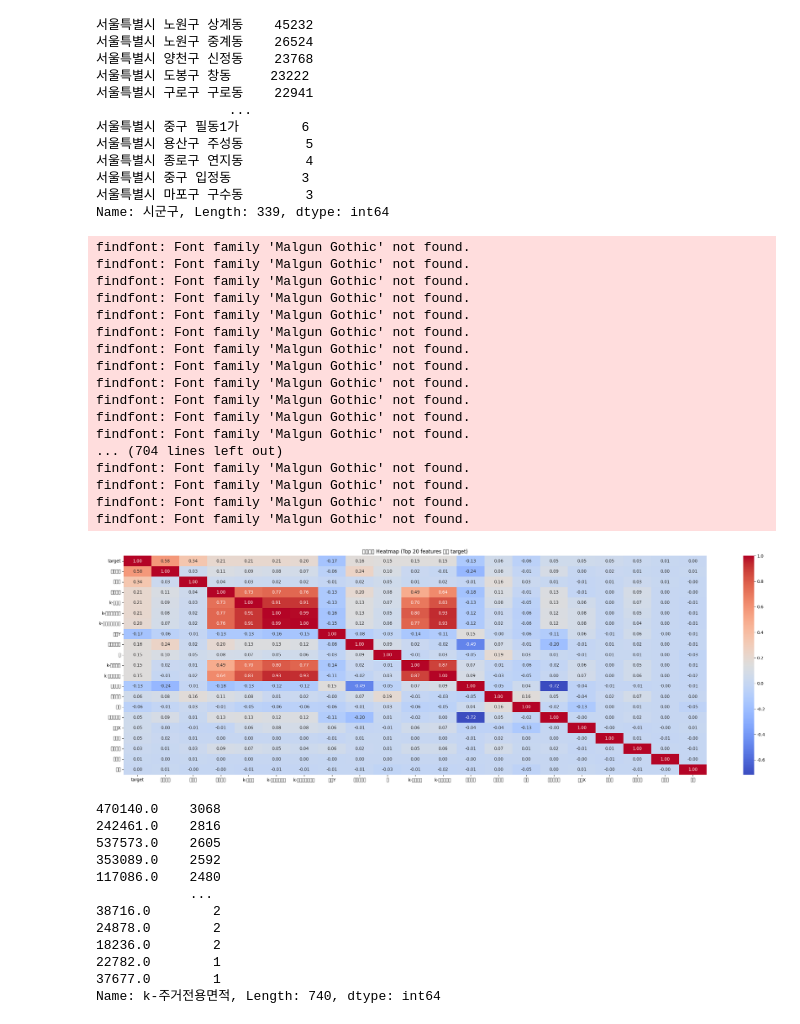
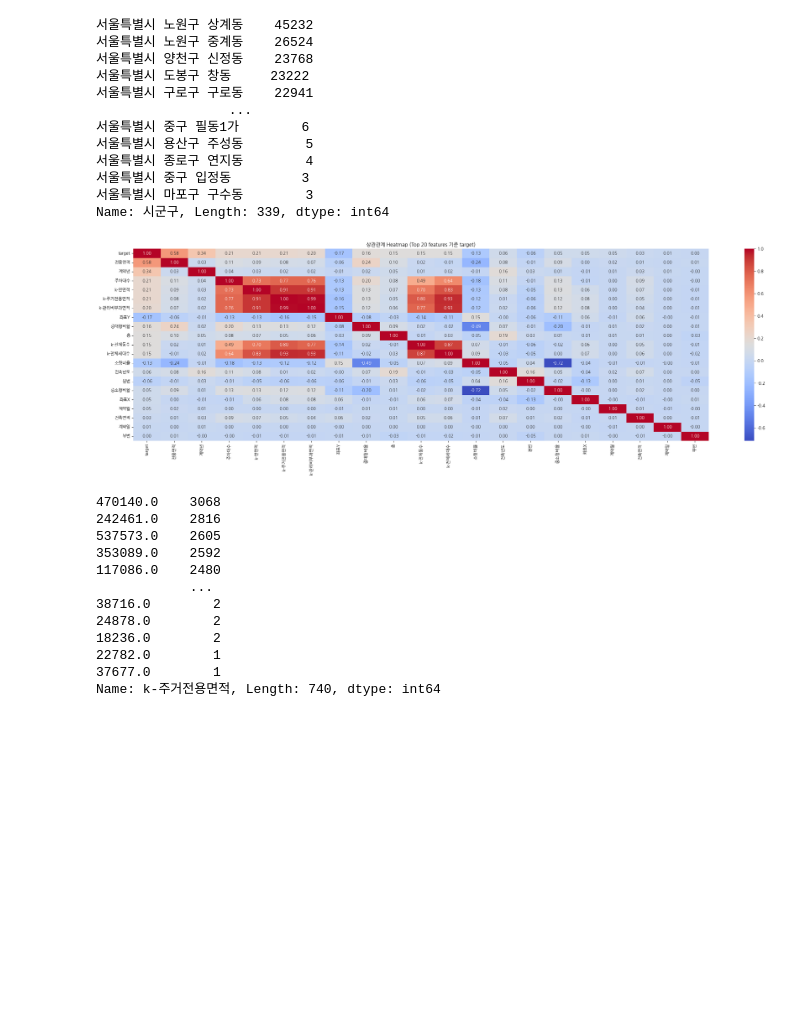
Before and after one commit to AIBootcamp16/upstage-ml-regression-sigma7, a Jupyter notebook: notebooks/hyoentae/lightgbm.ipynb, the cells around one changed output. Drawn from its saved outputs; the diff is of its cells as text; code cells hidden in the pictures; blank space fills up the shorter version.

```diff
--- a/notebooks/hyoentae/lightgbm.ipynb
+++ b/notebooks/hyoentae/lightgbm.ipynb
@@ -190,9 +190,9 @@ train_main.drop('시군구', axis=1, inplace=True)
 # 한글 폰트 설정
 import matplotlib
 
-matplotlib.rcParams['font.family'] = 'Malgun Gothic'
-# 마이너스 기호 깨짐 방지
+matplotlib.rc('font', family='NanumGothic')
 plt.rcParams['axes.unicode_minus'] = False
+
 def plot_corr_heatmap(df, target_col="target", train_flag_col="train_data", topn=20):
     """
     - train 데이터만 사용
@@ -205,51 +205,34 @@ def plot_corr_heatmap(df, target_col="target", train_flag_col="train_data", topn
     # 수치형 변수만 선택
     num_cols = dtrain.select_dtypes(include=["number"]).columns.tolist()
     if target_col in num_cols:
         pass
     else:
         num_cols.append(target_col)
 
     # 결측치 중앙값 대체 (상관 안정화)
     dnum = dtrain[num_cols].copy()
     dnum = dnum.fillna(dnum.median())
 
     # 상관계수 행렬
     corr = dnum.corr()
 
     # target과 상관 높은 상위 N 변수 선택
     target_corr = corr[target_col].abs().sort_values(ascending=False)
     top_features = target_corr.head(topn+1).index.tolist()  # target 포함
 
     # Heatmap 그리기
     plt.figure(figsize=(1.2*len(top_features), 8))
     sns.heatmap(corr.loc[top_features, top_features], annot=True, fmt=".2f", cmap="coolwarm", cbar=True)
     plt.title(f"상관관계 Heatmap (Top {topn} features 기준 {target_col})")
     plt.tight_layout()
     plt.show()
 
 # ======================
 # 사용 예시
 # ======================
 plot_corr_heatmap(train_main, target_col="target", train_flag_col="train_data", topn=20)
 # %% [output]
-findfont: Font family 'Malgun Gothic' not found.
-findfont: Font family 'Malgun Gothic' not found.
-findfont: Font family 'Malgun Gothic' not found.
-findfont: Font family 'Malgun Gothic' not found.
-findfont: Font family 'Malgun Gothic' not found.
-findfont: Font family 'Malgun Gothic' not found.
-findfont: Font family 'Malgun Gothic' not found.
-findfont: Font family 'Malgun Gothic' not found.
-findfont: Font family 'Malgun Gothic' not found.
-findfont: Font family 'Malgun Gothic' not found.
-findfont: Font family 'Malgun Gothic' not found.
-findfont: Font family 'Malgun Gothic' not found.
-... (704 lines left out)
-findfont: Font family 'Malgun Gothic' not found.
-findfont: Font family 'Malgun Gothic' not found.
-findfont: Font family 'Malgun Gothic' not found.
-findfont: Font family 'Malgun Gothic' not found.
-[figure, old version]
+[figure, new version]
 # %%
 # 상관계수 확인 후 상관계수 높은 변수 확인
 train_main['k-주거전용면적'].value_counts()
```
Also changed, not shown: parts of 9 cells of this notebook.
